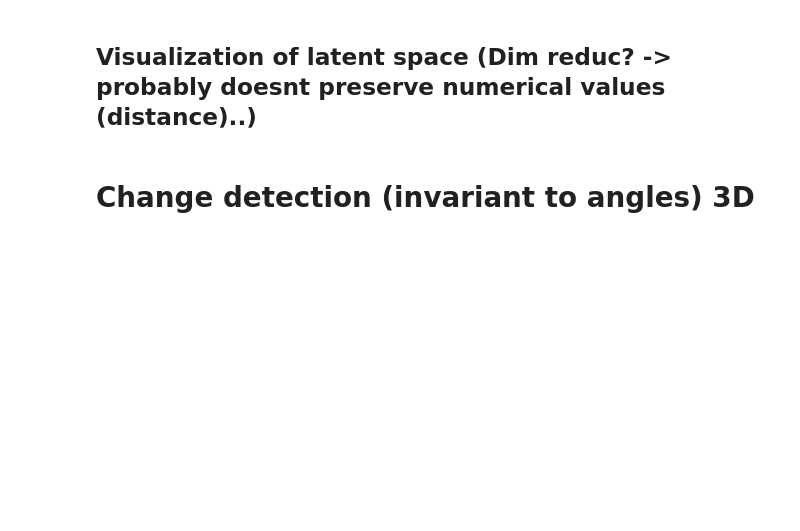
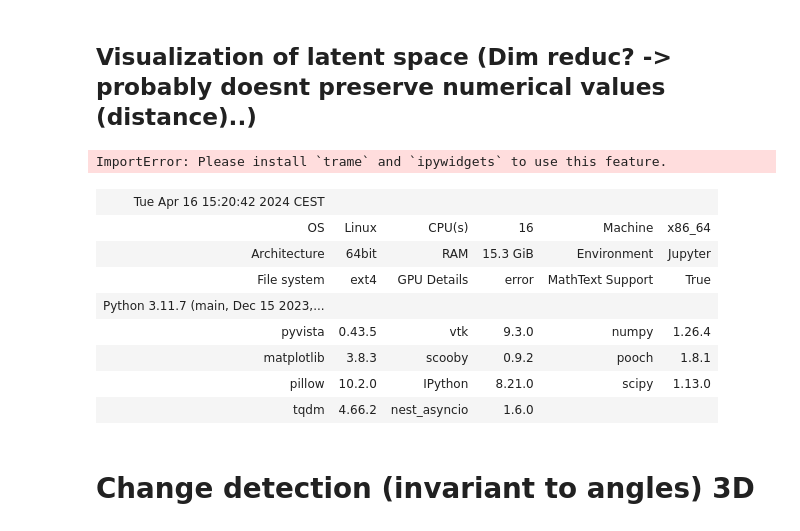
Before and after one commit to adiljahouh/Thesis-Change-Detection-in-MRI, a Jupyter notebook: Siamese.ipynb, the cells around one changed output. Drawn from its saved outputs; the diff is of its cells as text; code cells hidden in the pictures; blank space fills up the shorter version.

```diff
--- a/Siamese.ipynb
+++ b/Siamese.ipynb
@@ -851,6 +819,31 @@ The pair is dissimilar with a distance of: 0.0  label: tensor([0])
 The pair is dissimilar with a distance of: 0.0  label: tensor([0])
 # %% [markdown]
 ## Visualization of latent space (Dim reduc? -> probably doesnt preserve numerical values (distance)..)
+# %%
+from pyvista import examples
+import pyvista as pv
+from pyvista import demos
+# pv.start_xvfb()
+# demos.plot_wave()
+mesh = pv.Sphere()
+p = pv.Plotter()
+p.add_mesh(mesh)
+p.show()
+# %% [output]
+ImportError: Please install `trame` and `ipywidgets` to use this feature.
+# %%
+import pyvista
+pyvista.Report(gpu=True)
+# %% [output]
+| Tue Apr 16 15:20:42 2024 CEST |  |  |  |  |  |
+| OS | Linux | CPU(s) | 16 | Machine | x86_64 |
+| Architecture | 64bit | RAM | 15.3 GiB | Environment | Jupyter |
+| File system | ext4 | GPU Details | error | MathText Support | True |
+| Python 3.11.7 (main, Dec 15 2023,... |  |  |  |  |  |
+| pyvista | 0.43.5 | vtk | 9.3.0 | numpy | 1.26.4 |
+| matplotlib | 3.8.3 | scooby | 0.9.2 | pooch | 1.8.1 |
+| pillow | 10.2.0 | IPython | 8.21.0 | scipy | 1.13.0 |
+| tqdm | 4.66.2 | nest_asyncio | 1.6.0 |  |  |
 # %% [markdown]
 # Change detection (invariant to angles) 3D
 # %% [markdown]
```
Also changed, not shown: parts of 6 cells of this notebook, 2 other files.
